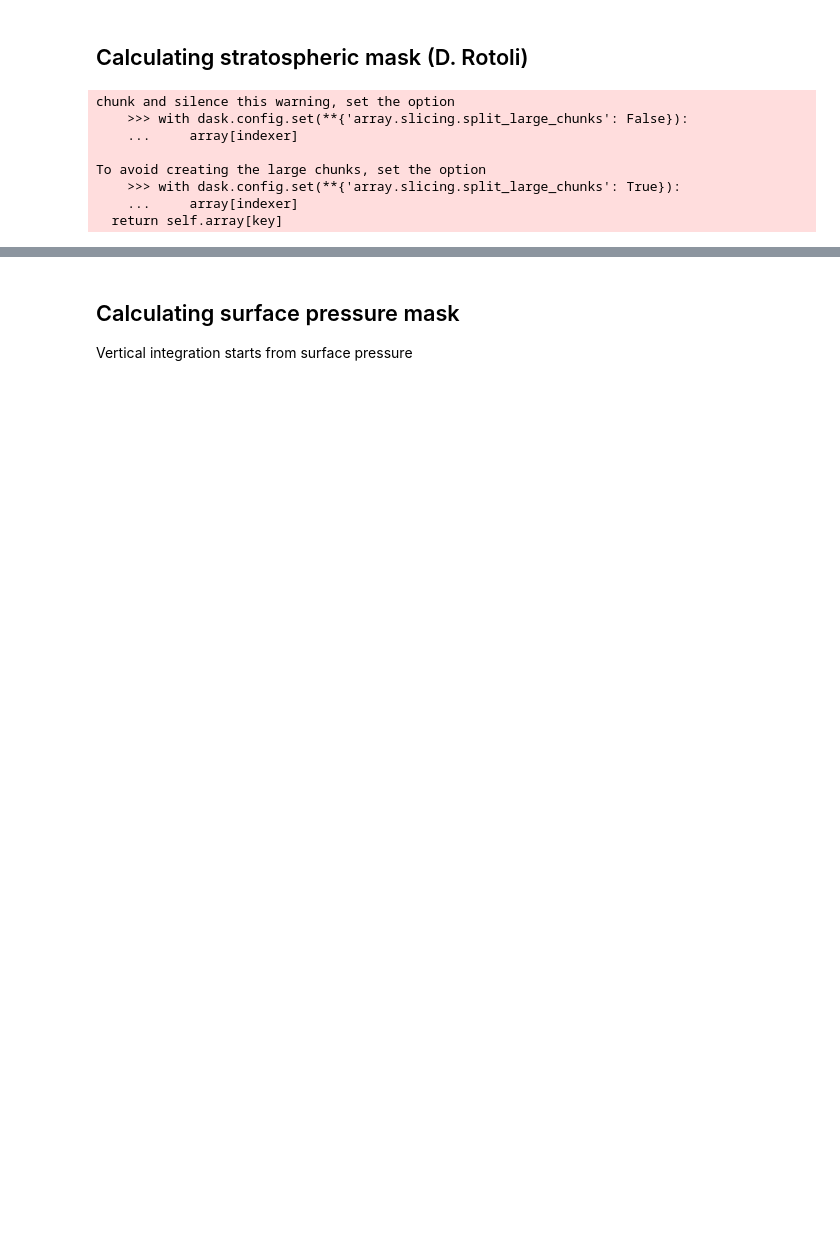
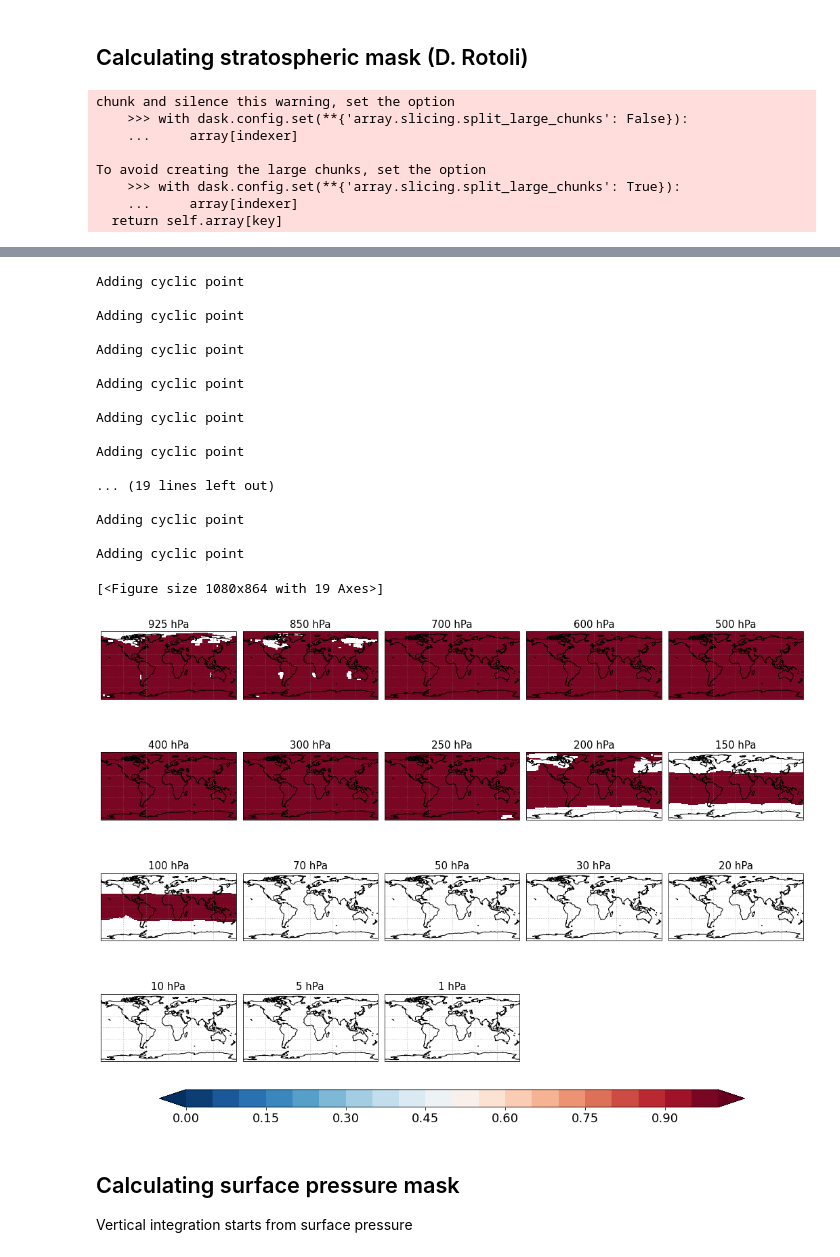
Before and after one commit to fedef17/FScripts, a Jupyter notebook: tunecs/calc_feedbacks_4xCO2.ipynb, the cells around one changed output, grey strips where cells are left out. Saved outputs shown, nothing was run; the diff lists cells and outputs as text; code cells hidden in the pictures; blank space fills up the shorter version.

```diff
--- a/tunecs/calc_feedbacks_4xCO2.ipynb
+++ b/tunecs/calc_feedbacks_4xCO2.ipynb
@@ -160,6 +210,26 @@ ctl.plot_multimap_contour([mdiff[i] for i in range(len(mfin.plev))], cbar_range
 # %%
 mm = mask.groupby('time.month').mean().compute()
-ctl.plot_multimap_contour([mm[i] for i in range(len(mm.plev))], cbar_range = (0, 1), subtitles = [f'{int(lev.values/100)} hPa' for lev in mm.plev])
+ctl.plot_multimap_contour([mm.isel(month = 0, plev = i) for i in range(len(mm.plev))], cbar_range = (0, 1), subtitles = [f'{int(lev.values/100)} hPa' for lev in mm.plev])
+# %% [output]
+Adding cyclic point
+
+Adding cyclic point
+
+Adding cyclic point
+
+Adding cyclic point
+
+Adding cyclic point
+
+Adding cyclic point
+
+... (19 lines left out)
+
+Adding cyclic point
+
+Adding cyclic point
+[<Figure size 1080x864 with 19 Axes>]
+[figure, added]
 # %% [markdown]
 ## Calculating surface pressure mask
 Vertical integration starts from surface pressure
```
Also changed, not shown: parts of 52 cells of this notebook.
